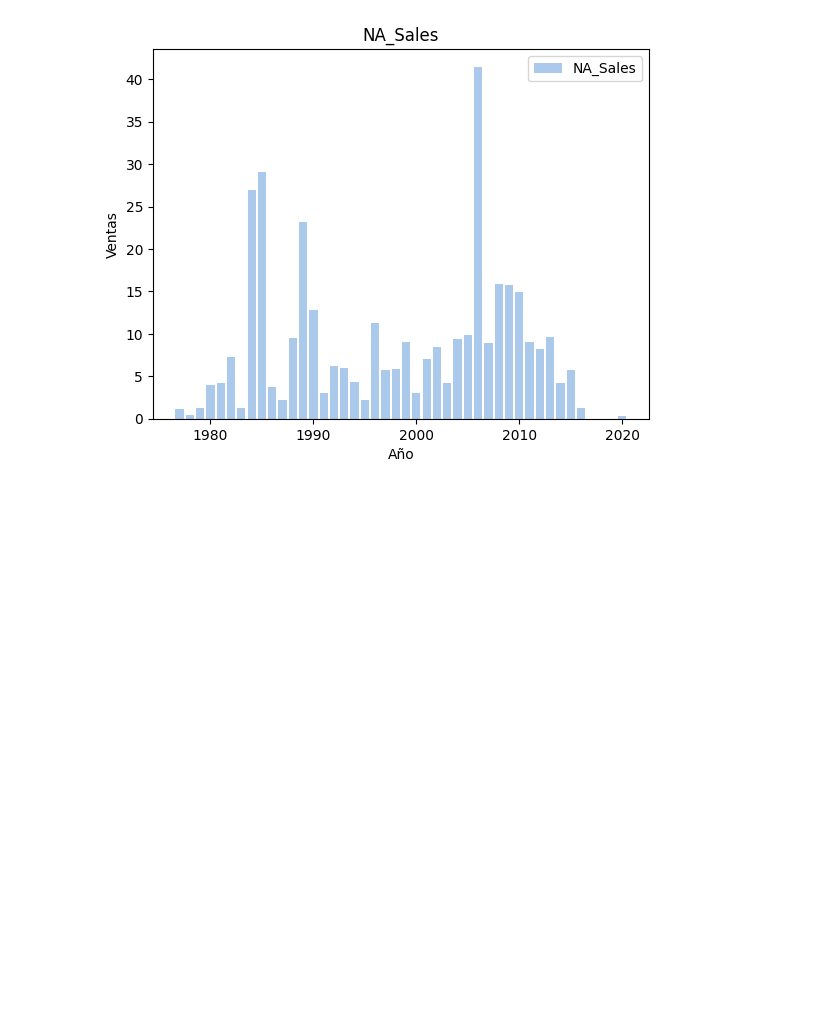
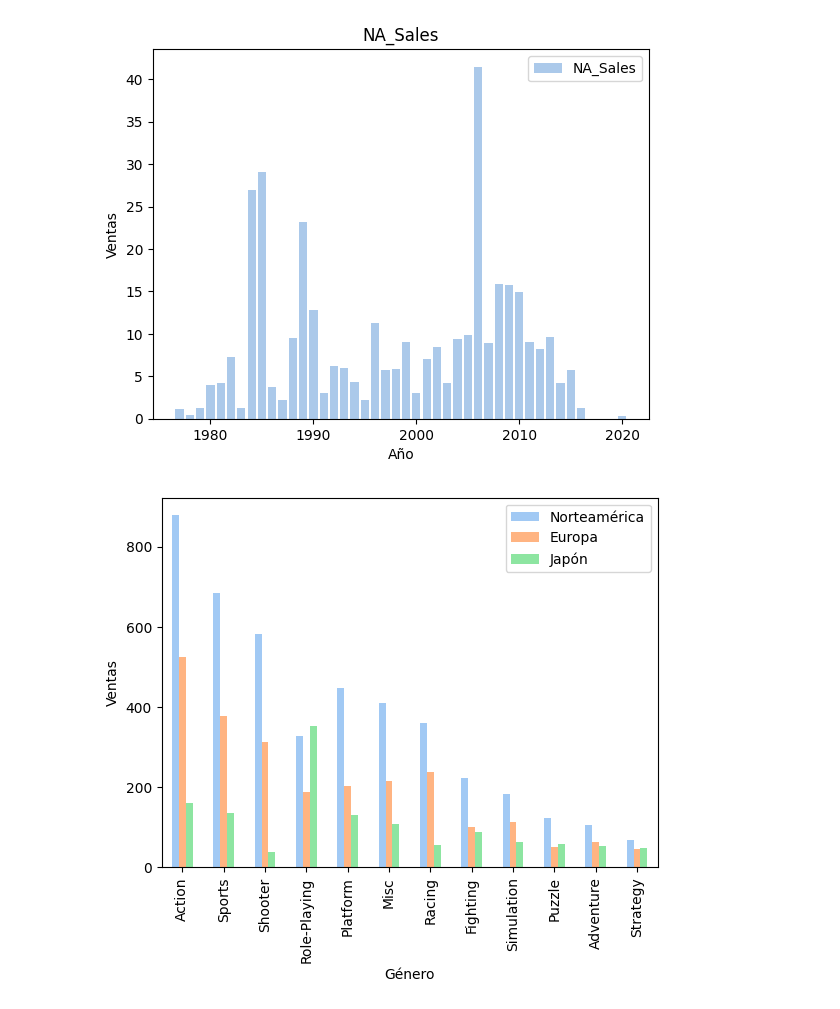
Before and after one commit to davidsosaolea/Proyecto_01_EDA_data_set_Global_Video-Game-Sales, a Jupyter notebook: notebooks/games_sales.ipynb, the cells around one changed output. Saved outputs shown, nothing was run; the diff lists cells and outputs as text; code cells hidden in the pictures; blank space fills up the shorter version.

```diff
--- a/notebooks/games_sales.ipynb
+++ b/notebooks/games_sales.ipynb
@@ -248,3 +256,18 @@ ax.legend(loc='upper right')
 plt.show()
 # %% [output]
 [figure]
+# %%
+ventas_por_genero = df_concat.groupby('Genre')[['NA_Sales', 'EU_Sales', 'JP_Sales']].sum()
+ventas_por_genero['Total_Ventas'] = ventas_por_genero.sum(axis=1)
+ventas_por_genero = ventas_por_genero.sort_values(by='Total_Ventas', ascending=False)
+ventas_por_genero = ventas_por_genero.drop('Total_Ventas', axis=1)
+
+
+ventas_por_genero.plot.bar()
+
+plt.ylabel('Ventas')
+plt.xlabel('Género')
+plt.legend(['Norteamérica', 'Europa', 'Japón'])
+plt.show()
+# %% [output]
+[figure, added]
```
Also changed, not shown: parts of 9 cells of this notebook.
